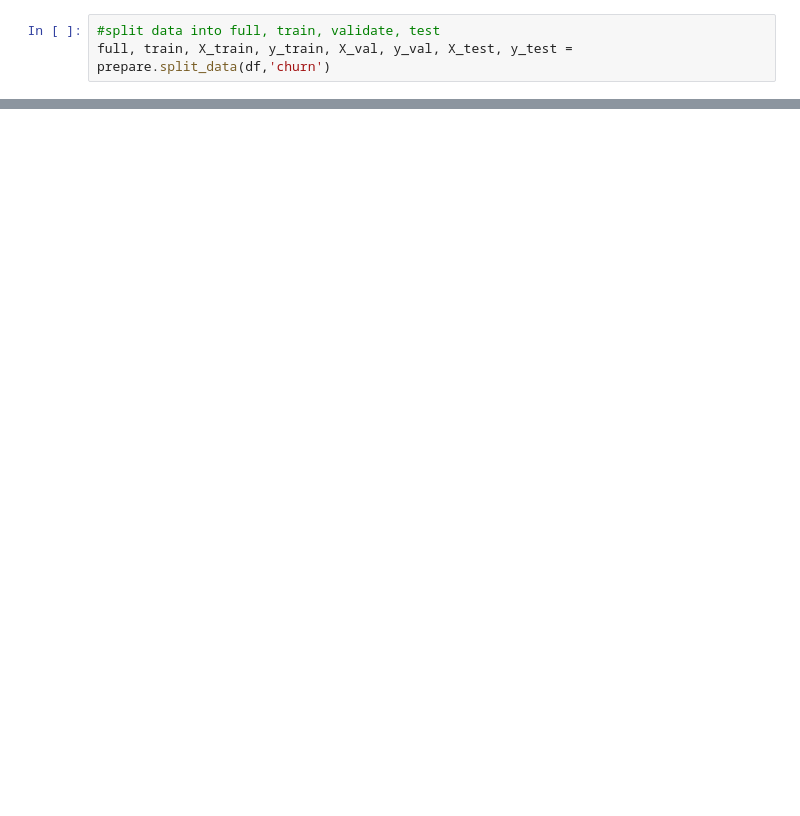
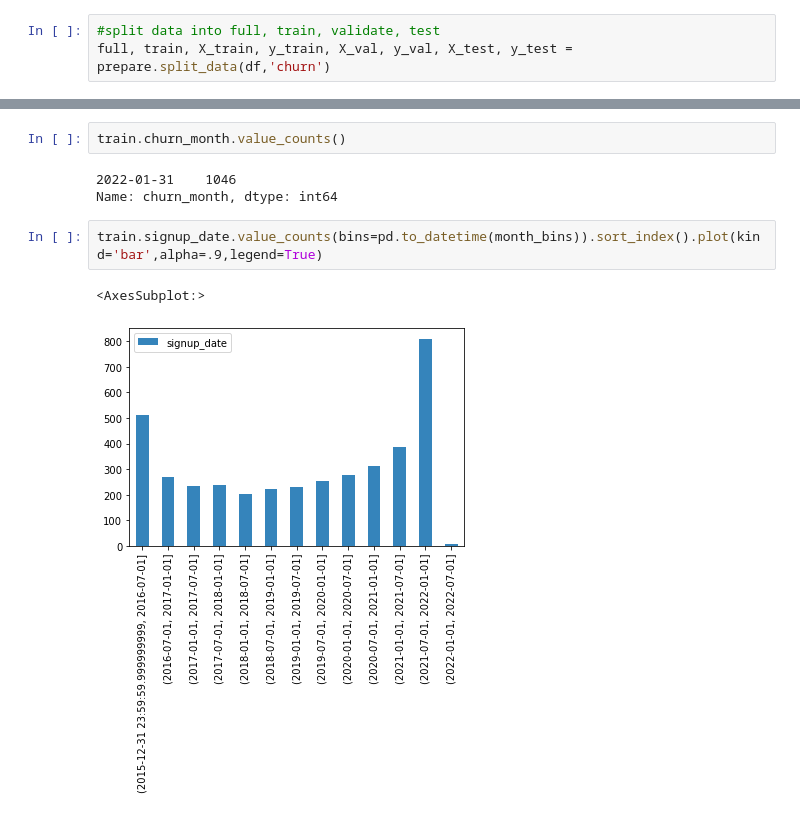
Before and after one commit to richie-p-meyer/telco_churn, a Jupyter notebook: storytelling.ipynb, the cells around one changed output, grey strips where cells are left out. Cells and saved outputs as stored; diff of their text form; blank space fills up the shorter version.

```diff
--- a/storytelling.ipynb
+++ b/storytelling.ipynb
@@ -43,0 +72,10 @@ train.shape
+# %%
+train.churn_month.value_counts()
+# %% [output]
+2022-01-31    1046
+Name: churn_month, dtype: int64
+# %%
+train.signup_date.value_counts(bins=pd.to_datetime(month_bins)).sort_index().plot(kind='bar',alpha=.9,legend=True)
+# %% [output]
+<AxesSubplot:>
+[figure, added]
```
Also changed, not shown: parts of 16 cells of this notebook, 3 other files.
